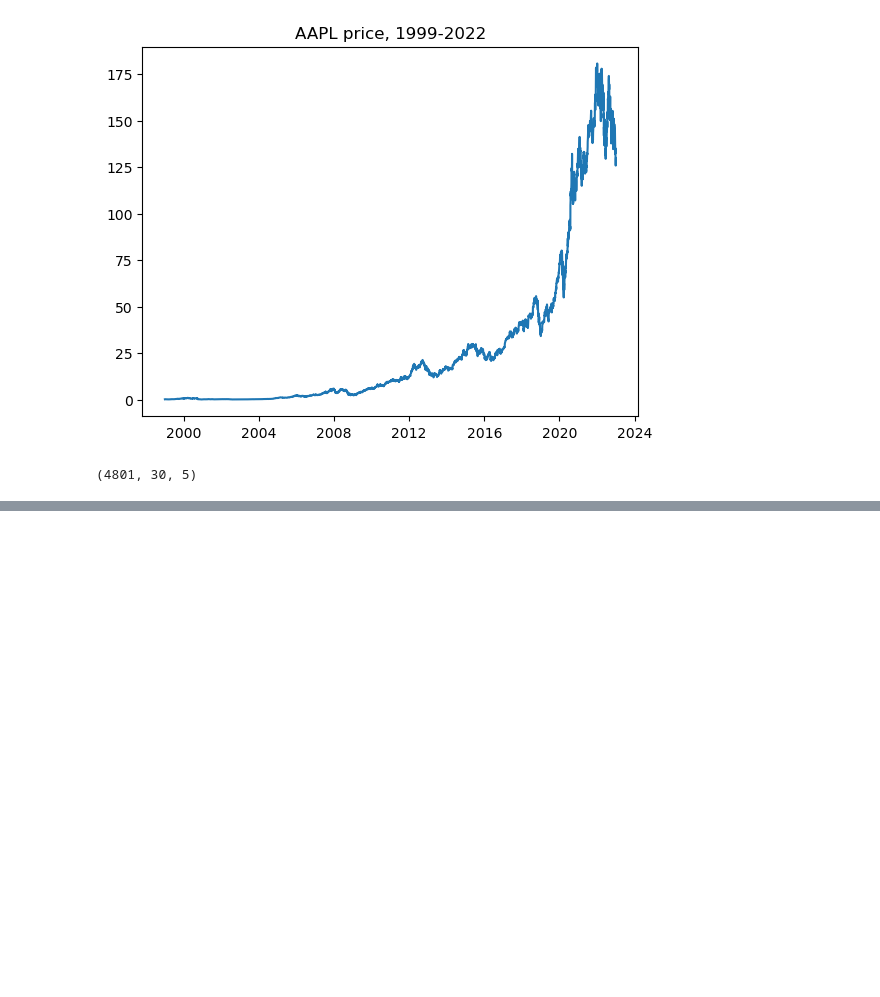
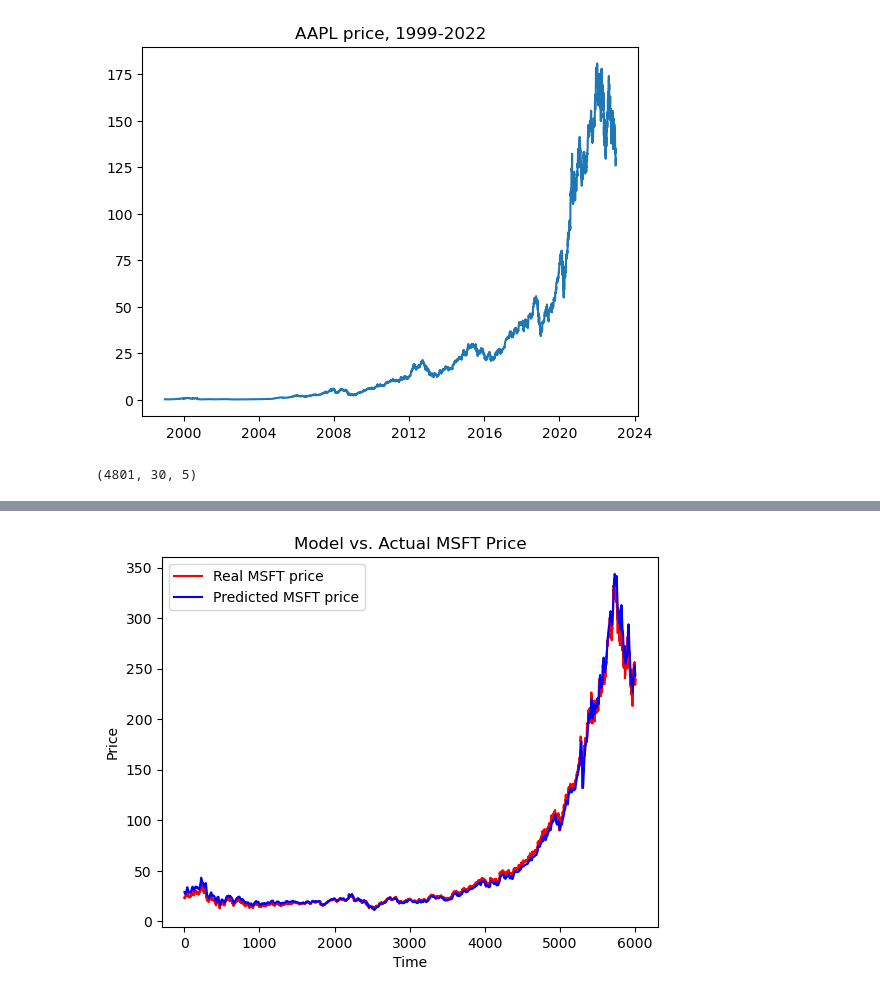
Before and after one commit to mscarpati/NUFT-strategy-dev, a Jupyter notebook: Stock.ipynb, the cells around one changed output, grey strips where cells are left out. Saved outputs shown, nothing was run; the diff lists cells and outputs as text; code cells hidden in the pictures; blank space fills up the shorter version.

```diff
--- a/Stock.ipynb
+++ b/Stock.ipynb
@@ -131,0 +144,13 @@ plt.show()
+# %%
+msftPred = model.predict(msftInTest)
+adjCloseScaledMsft = newScaler.fit_transform(msftData['Adj Close'].values.reshape(-1,1))
+msftPred = newScaler.inverse_transform(msftPred)
+msftOutTest = newScaler.inverse_transform(msftOutTest.reshape(-1,1))
+plt.plot(msftOutTest, color='red', label='Real MSFT price')
+plt.plot(msftPred, color='blue', label='Predicted MSFT price')
+plt.xlabel("Time")
+plt.ylabel("Price")
+plt.title("Model vs. Actual MSFT Price")
+plt.legend()
+plt.show()
+# %% [output]
@@ -131,0 +158 @@ plt.show()
+[figure, added]
```
Also changed, not shown: parts of 14 cells of this notebook.
